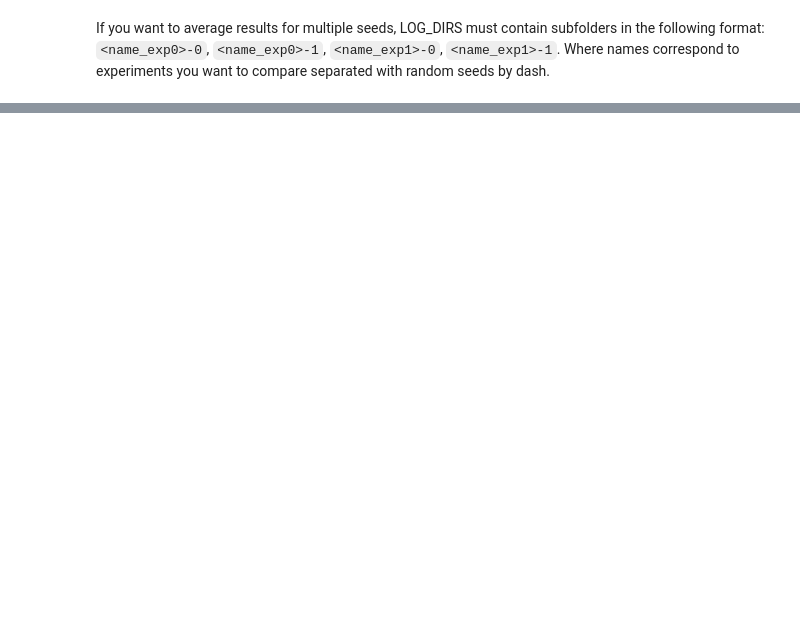
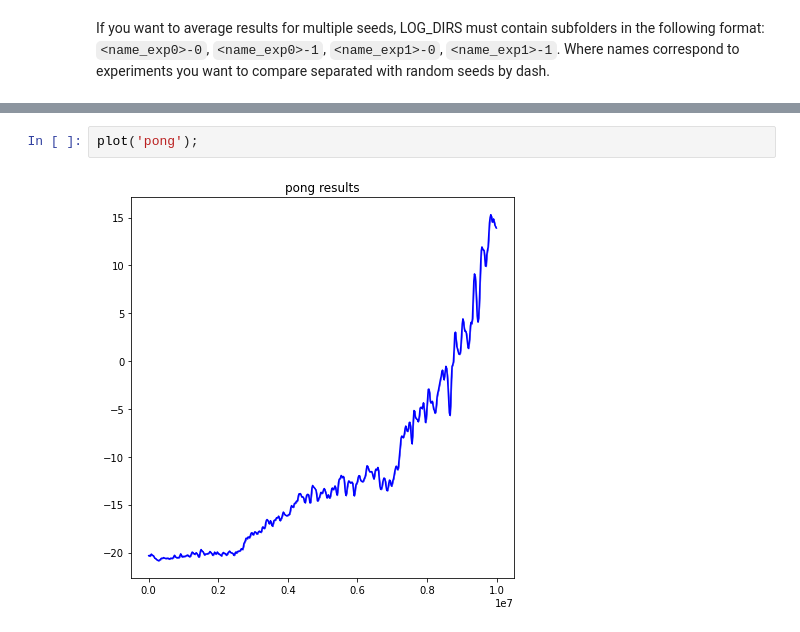
Before and after one commit to edjah/neuro140-final-project, a Jupyter notebook: pytorch-a2c-ppo-acktr-gail/visualize.ipynb, the cells around one changed output, grey strips where cells are left out. Drawn from its saved outputs; the diff is of its cells as text; blank space fills up the shorter version.

```diff
--- a/pytorch-a2c-ppo-acktr-gail/visualize.ipynb
+++ b/pytorch-a2c-ppo-acktr-gail/visualize.ipynb
@@ -25,0 +23,4 @@ pu.plot_results(results, average_group=True, shaded_std=False)
+# %%
+plot('pong');
+# %% [output]
+[figure, added]
```
Also changed, not shown: parts of 8 cells of this notebook, 7 other files.
